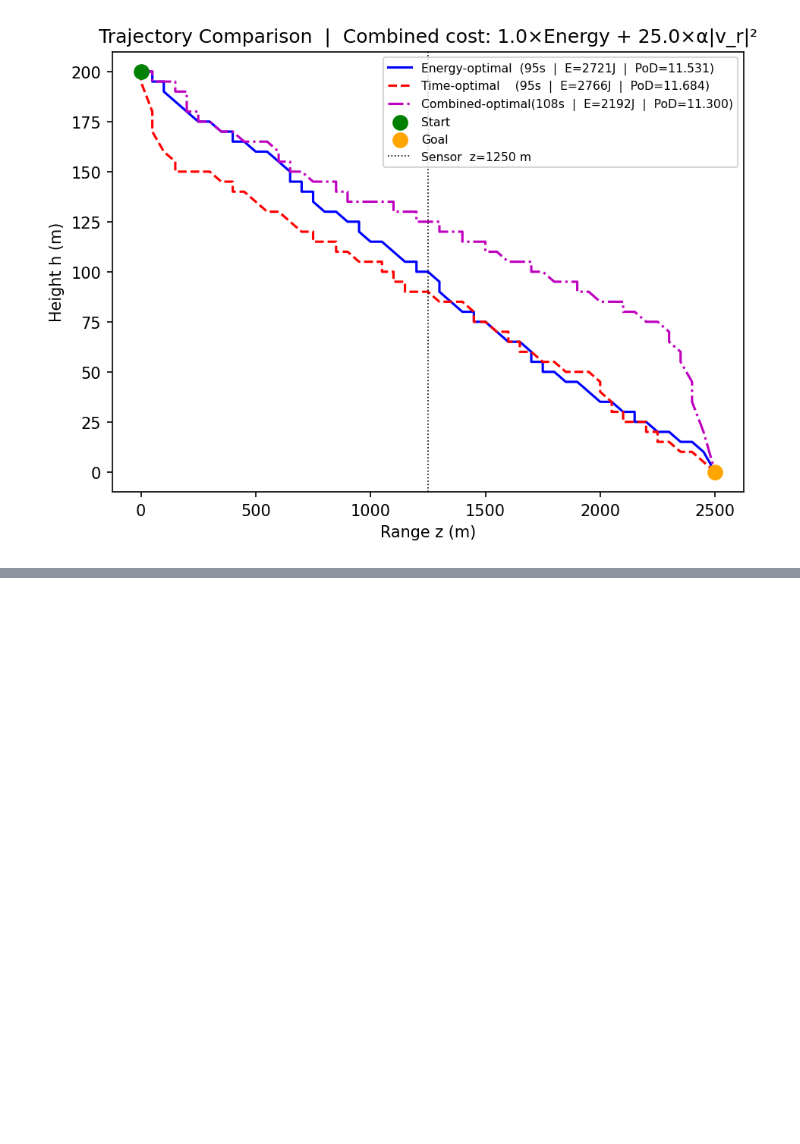
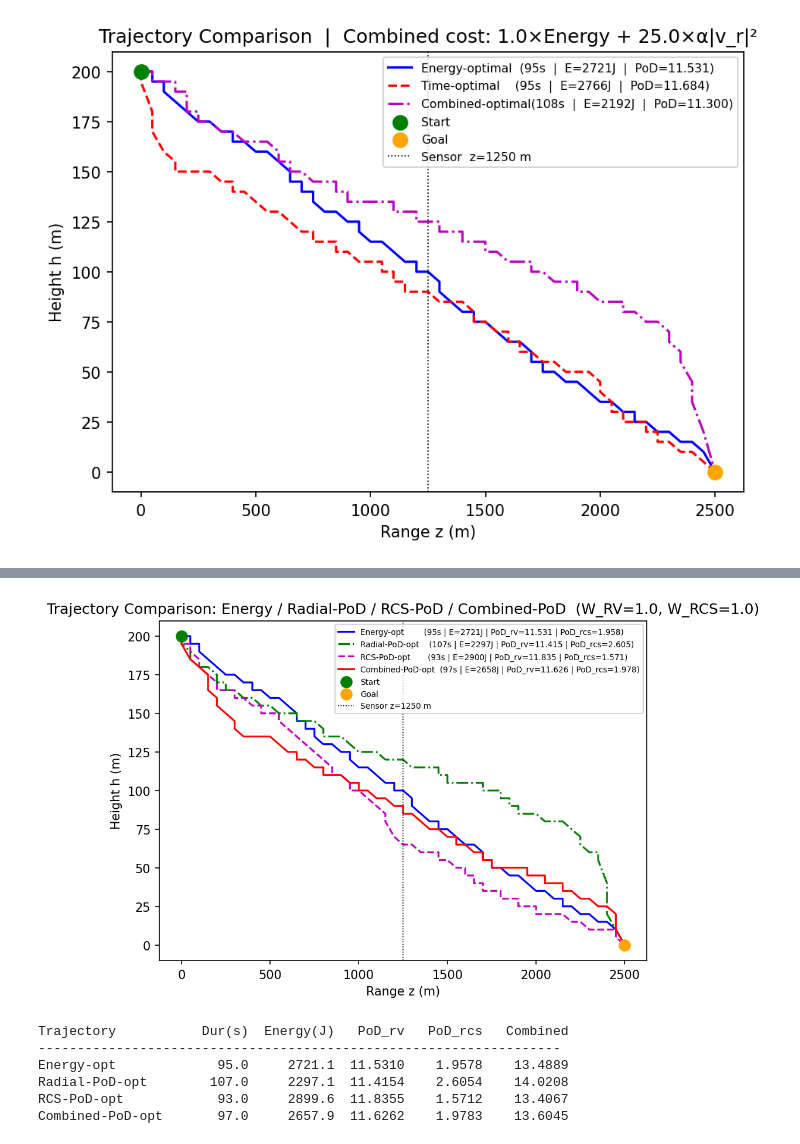
Before and after one commit to jeffersonkim97/glider_hybrid_control, a Jupyter notebook: Glider_Bellman/glider_02.ipynb, the cells around one changed output, grey strips where cells are left out. Cells and saved outputs as stored; diff of their text form; code cells hidden in the pictures; blank space fills up the shorter version.

```diff
--- a/Glider_Bellman/glider_02.ipynb
+++ b/Glider_Bellman/glider_02.ipynb
@@ -1172,0 +1317,20 @@ Combined-opt             108.0     2192.4       11.2998
+# %%
+W_RV  = 1.0   # radial-velocity PoD weight
+W_RCS = 1.0   # RCS PoD weight
+
+def make_combined_pod_cost(w_rv, w_rcs):
+    def cost(z, h, v, gamma, CL, dt):
+        return w_rv * cost_pod(z, h, v, gamma, CL, dt) + w_rcs * cost_rcs(z, h, v, gamma, CL, dt)
+    return cost
+
+print(f'W_RV={W_RV}  W_RCS={W_RCS}')
+print('Running combined PoD-optimal Dijkstra...')
+t0 = time.time()
+V_cpod, prev_cpod = bellman_general(make_combined_pod_cost(W_RV, W_RCS), label='combined-PoD')
+print(f'Elapsed: {time.time()-t0:.1f} s')
+
+_, traj_cont_cpod = extract_trajectory(V_cpod, prev_cpod)
+fwd_cpod = list(reversed(traj_cont_cpod))
+cpod_z   = [s[0] for s in fwd_cpod]
+cpod_h   = [s[1] for s in fwd_cpod]
+print(f'Combined-PoD-optimal : {len(fwd_cpod)*DT:.1f} s  ({len(fwd_cpod)} steps)')
@@ -1172,0 +1345,44 @@ Combined-opt             108.0     2192.4       11.2998
+# %%
+# ── Comparison: Energy / Radial-PoD / RCS-PoD / Combined-PoD optimal ─────────
+rows_s4 = [
+    ('Energy-opt',       fwd_cont,
+     total_energy(fwd_cont), total_pod(fwd_cont), total_rcs_exposure(fwd_cont)),
+    ('Radial-PoD-opt',   fwd_pod,
+     total_energy(fwd_pod),  total_pod(fwd_pod),  total_rcs_exposure(fwd_pod)),
+    ('RCS-PoD-opt',      fwd_rcs,
+     total_energy(fwd_rcs),  total_pod(fwd_rcs),  total_rcs_exposure(fwd_rcs)),
+    ('Combined-PoD-opt', fwd_cpod,
+     total_energy(fwd_cpod), total_pod(fwd_cpod), total_rcs_exposure(fwd_cpod)),
+]
+
+fig, ax = plt.subplots(dpi=150)
+styles = ['b-', 'g-.', 'm--', 'r-']
+for (name, traj, e, pv, pr), style in zip(rows_s4, styles):
+    lbl = f'{name:<18}({len(traj)*DT:.0f}s | E={e:.0f}J | PoD_rv={pv:.3f} | PoD_rcs={pr:.3f})'
+    ax.plot([s[0] for s in traj], [s[1] for s in traj], style, linewidth=1.5, label=lbl)
+
+ax.scatter([Z_SW],   [H_SW],   c='green',  s=80, zorder=5, label='Start')
+ax.scatter([Z_GOAL], [H_GOAL], c='orange', s=80, zorder=5, label='Goal')
+ax.axvline(Z_SENSOR, color='k', linestyle=':', linewidth=0.8,
+           label=f'Sensor z={Z_SENSOR:.0f} m')
+ax.set_xlabel('Range z (m)')
+ax.set_ylabel('Height h (m)')
+ax.set_title(f'Trajectory Comparison: Energy / Radial-PoD / RCS-PoD / Combined-PoD'
+             f'  (W_RV={W_RV}, W_RCS={W_RCS})')
+ax.legend(fontsize=6.5)
+plt.tight_layout()
+plt.show()
+
+print(f"{'Trajectory':<20} {'Dur(s)':>6} {'Energy(J)':>10} {'PoD_rv':>8} {'PoD_rcs':>9} {'Combined':>10}")
+print('-' * 67)
+for name, traj, e, pv, pr in rows_s4:
+    combined = W_RV * pv + W_RCS * pr
+    print(f'{name:<20} {len(traj)*DT:>6.1f} {e:>10.1f} {pv:>8.4f} {pr:>9.4f} {combined:>10.4f}')
+# %% [output]
+[figure, added]
+Trajectory           Dur(s)  Energy(J)   PoD_rv   PoD_rcs   Combined
+-------------------------------------------------------------------
+Energy-opt             95.0     2721.1  11.5310    1.9578    13.4889
+Radial-PoD-opt        107.0     2297.1  11.4154    2.6054    14.0208
+RCS-PoD-opt            93.0     2899.6  11.8355    1.5712    13.4067
+Combined-PoD-opt       97.0     2657.9  11.6262    1.9783    13.6045
```
Also changed, not shown: parts of 9 cells of this notebook, 2 other files.
